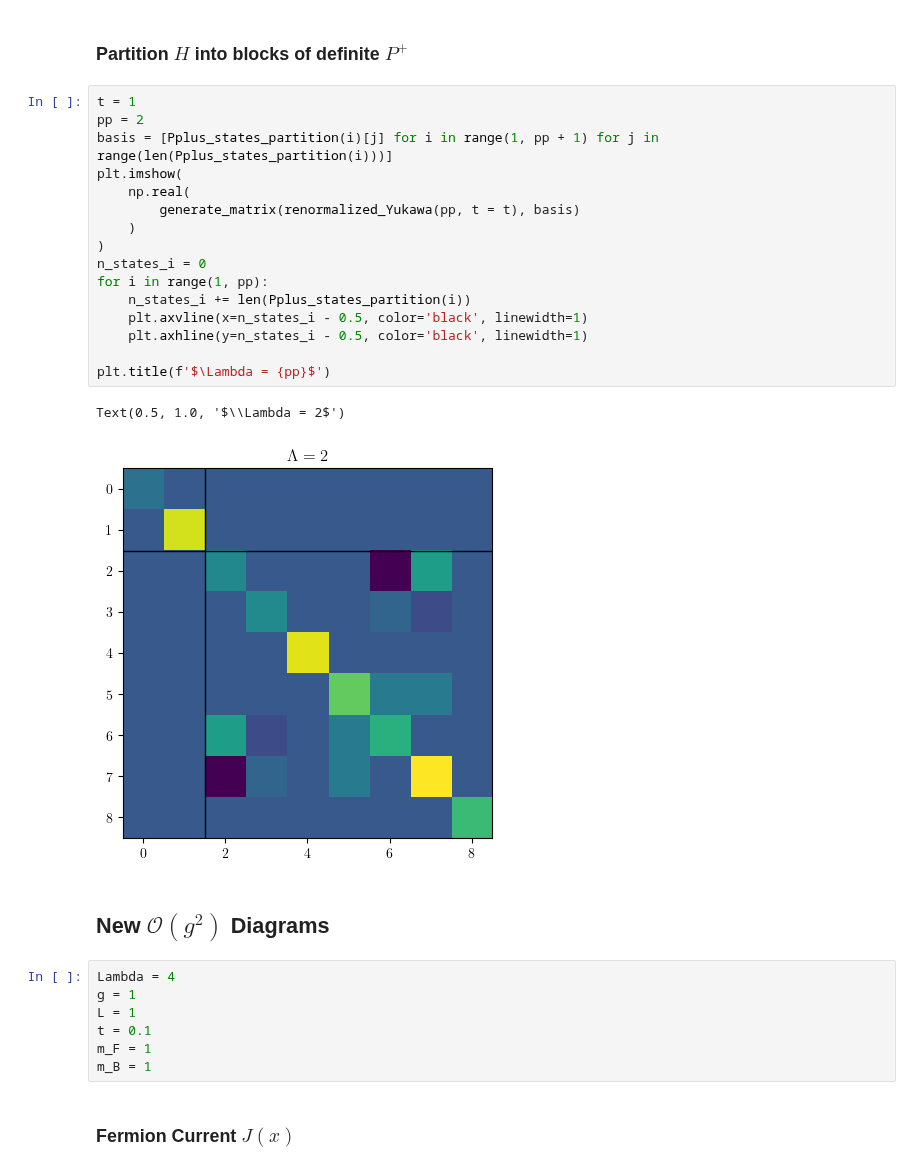
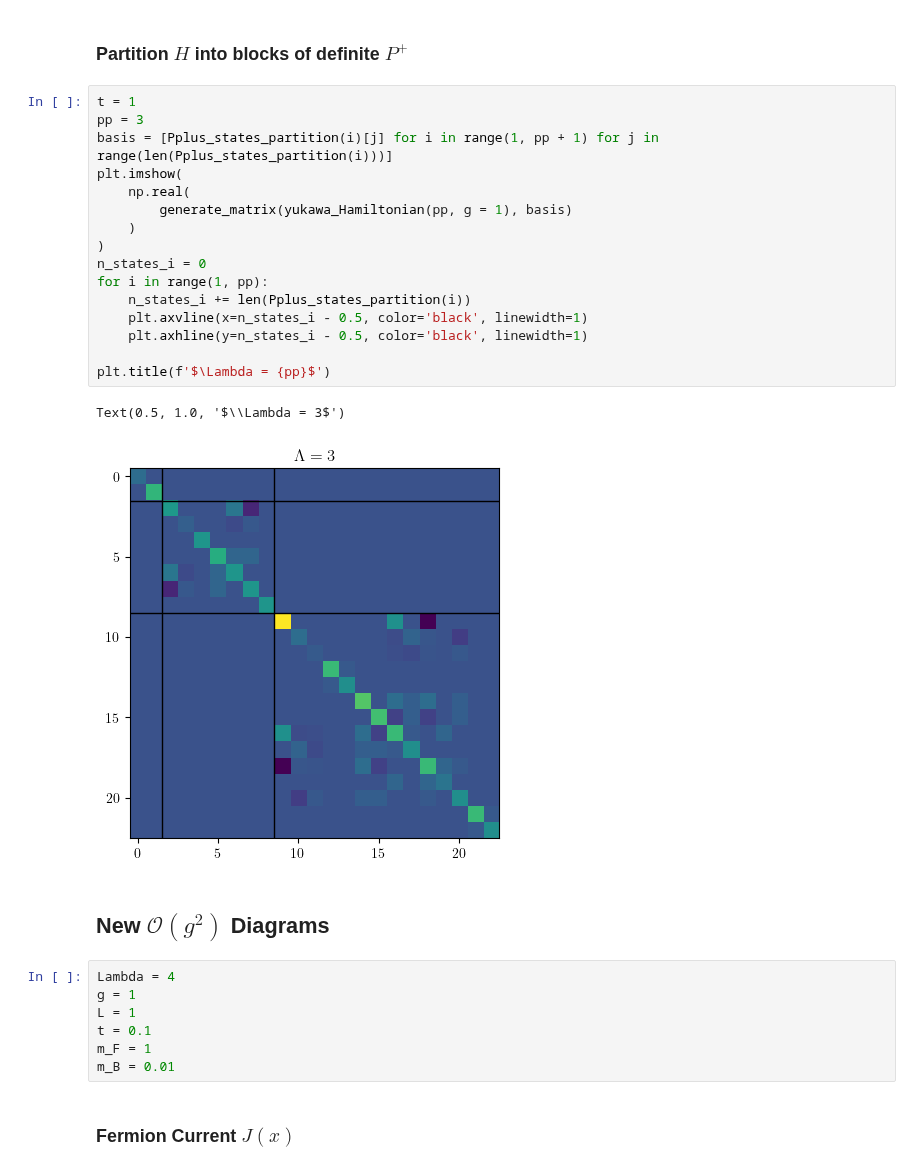
Before and after one commit to cgustin99/OpenParticle, a Jupyter notebook: models/Yukawa/yukawa.ipynb, the cells around one changed output. Cells and saved outputs as stored; diff of their text form.

```diff
--- a/models/Yukawa/yukawa.ipynb
+++ b/models/Yukawa/yukawa.ipynb
@@ -111,23 +125,23 @@ Computing eigenvalues...
 ### Partition $H$ into blocks of definite $P^+$
 # %%
 t = 1
-pp = 2
+pp = 3
 basis = [Pplus_states_partition(i)[j] for i in range(1, pp + 1) for j in range(len(Pplus_states_partition(i)))]
 plt.imshow(
     np.real(
-        generate_matrix(renormalized_Yukawa(pp, t = t), basis)
+        generate_matrix(yukawa_Hamiltonian(pp, g = 1), basis)
     )
 )
 n_states_i = 0
 for i in range(1, pp):
     n_states_i += len(Pplus_states_partition(i))
     plt.axvline(x=n_states_i - 0.5, color='black', linewidth=1)
     plt.axhline(y=n_states_i - 0.5, color='black', linewidth=1)
 
 plt.title(f'$\Lambda = {pp}$')
 # %% [output]
-Text(0.5, 1.0, '$\\Lambda = 2$')
+Text(0.5, 1.0, '$\\Lambda = 3$')
-[figure, old version]
+[figure, new version]
 # %% [markdown]
 ## New $\mathcal{O}(g^2)$ Diagrams
 # %%
@@ -136,7 +150,7 @@ g = 1
 L = 1
 t = 0.1
 m_F = 1
-m_B = 1
+m_B = 0.01
 # %% [markdown]
 ### Fermion Current $J(x)$
 # %% [markdown]
```
Also changed, not shown: parts of 13 cells of this notebook, 4 other files.
